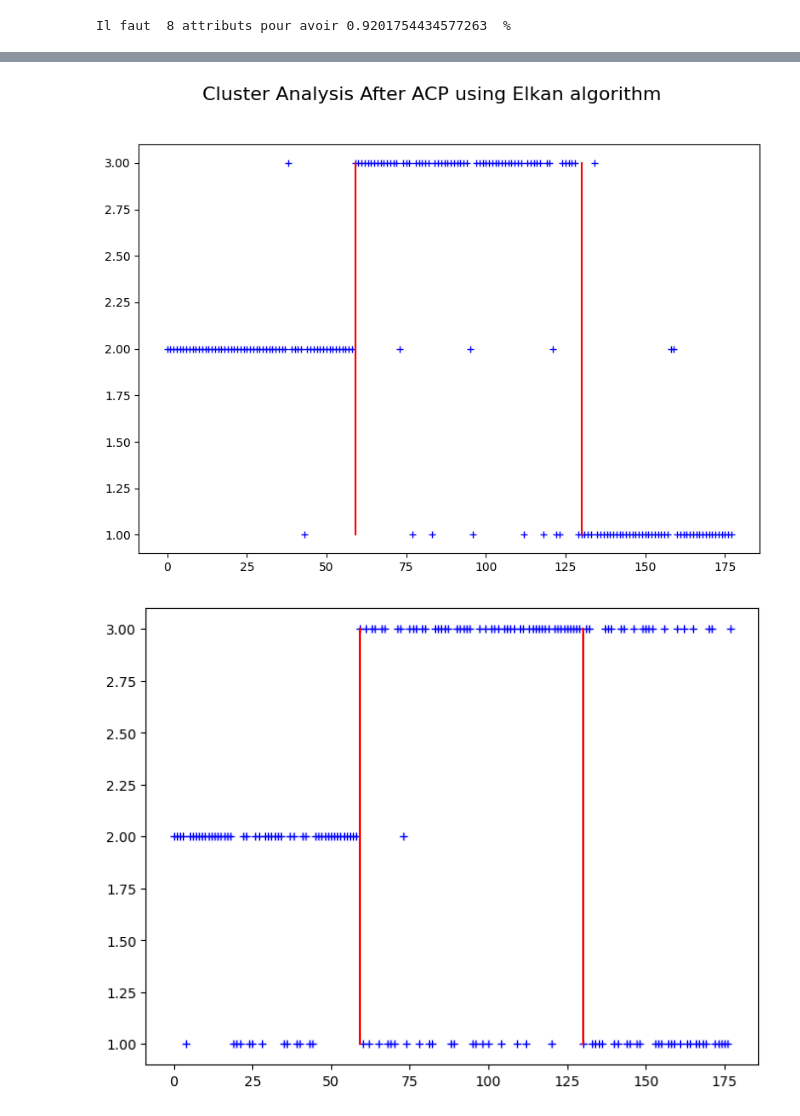
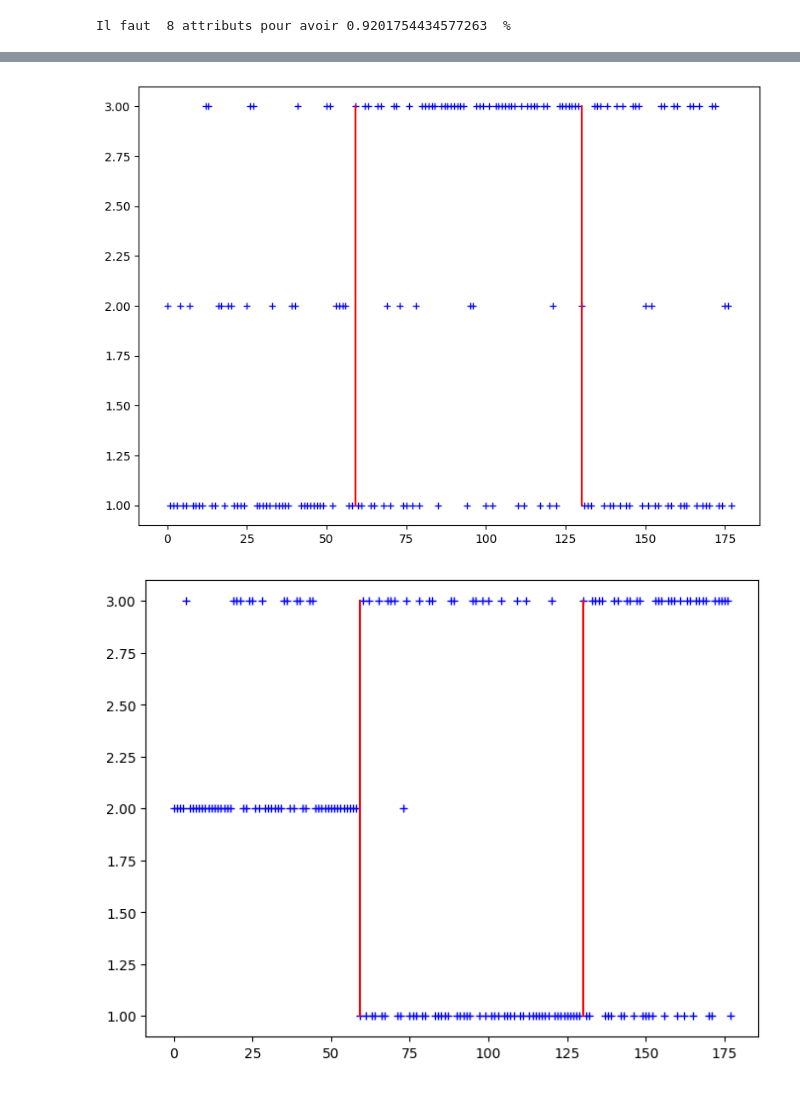
Before and after one commit to netodeabreujoao/projet_traitement_info, a Jupyter notebook: project.ipynb, the cells around one changed output, grey strips where cells are left out. Drawn from its saved outputs; the diff is of its cells as text; code cells hidden in the pictures.

```diff
--- a/project.ipynb
+++ b/project.ipynb
@@ -46,6 +46,10 @@ c = (1/n)*np.dot(np.transpose(x_tilde),x_tilde)
 
 vp2,vect_p2 = np.linalg.eig(c)
 
+colonnes = list(data.columns)
+colonnes.pop(0)
+print("colonnes avant :", colonnes)
+
 for j in range(len(vp2)):
     indice = j
     for i in range(j, len(vp2)):
@@ -53,10 +57,15 @@ for j in range(len(vp2)):
             indice = i
     temp = vp2[j]
     temp2 = vect_p2[j]
+    temp3 = colonnes[j]
     vp2[j] = vp2[indice]
     vect_p2[j] = vect_p2[indice]
+    colonnes[j] = colonnes[indice]
     vp2[indice] = temp
     vect_p2[indice] = temp2
+    colonnes[indice] = temp3
+
+print("Colonnes apres : ", colonnes)
 # %% [output]
 Nombre total d'individus : 178
 La dimension des données est :  13
@@ -207,26 +239,70 @@ from sklearn.cluster import KMeans
 
 model2 = KMeans(n_clusters=3, init='k-means++', n_init=500, algorithm='elkan')
 
-S = S[:,:8]
+colonnes_pas_trie = list(data.columns)
+colonnes_pas_trie.pop(0)
+indices = []
+for i in range(8):
+    for j in range(len(colonnes)):
+        if colonnes[i] == colonnes_pas_trie[j]:
+            indices.append(j)
 
-model2.fit(S)
+print(indices)
 
-# Création de la figure
-fig, axs = plt.subplots(figsize=(8, 6))
+X_red2 = X[:,indices]
 
-tab = np.array(model2.labels_)
-tab = tab + 1
+model2.fit(X_red2)
+
+# Classes existantes
+classes = data.iloc[:, 0].to_numpy()  # Les clusters existants (première colonne)
+labels_pred = model2.labels_           # Les clusters prédits par K-Means
+
+# Calcul de la matrice de confusion
+matrice_confusion = confusion_matrix(classes, labels_pred)
+
+# Aligner les clusters K-Means avec les clusters existants
+ligne, colonne = linear_sum_assignment(-matrice_confusion)
+mapping = {colonne[i]: ligne[i] for i in range(len(ligne))}
+
+# Appliquer le mapping
+labels_alignés = np.array([mapping[label] for label in labels_pred])
+
+# Calcul des taux de succès
+taux_succes_global = np.mean(classes == labels_alignés) * 100
+taux_succes_par_cluster = {
+    cluster: np.mean(classes[classes == cluster] == labels_alignés[classes == cluster]) * 100
+    for cluster in np.unique(classes)
+}
+
+# Affichage des résultats
+print("\n=== Résultats ===")
+print("Taux de succès global :", round(taux_succes_global, 2), "%")
+print("Taux de succès par cluster :")
+for cluster, taux in taux_succes_par_cluster.items():
+    print(f"  - Cluster {cluster} : {round(taux, 2)} %")
+
+# Affichage des centres des clusters
+print("\nCentres des clusters :")
+print(model2.cluster_centers_)
+
+# Visualisation des clusters
+fig, ax = plt.subplots(figsize=(8, 6))
+
+tab = np.array(labels_pred) + 1  # Numéros de clusters alignés (pour correspondre à 1, 2, 3)
+
+ax.annotate('Classe 1', (30, 0),xytext=(0.8, 0.9))
 
 # Ajout d'un titre global
-fig.suptitle("Cluster Analysis After ACP using Elkan algorithm", fontsize=16)
+#fig.suptitle("Cluster Analysis After ACP using Elkan algorithm", fontsize=16)
 
-plt.plot(tab, 'b+')
-plt.plot([59,59], [1,3],'r')
-plt.plot([130,130], [1,3],'r')
+ax.plot(tab, 'b+')
+ax.plot([59, 59], [1, 3], 'r')
+ax.plot([130, 130], [1, 3], 'r')
 
 # Ajustement des marges pour éviter les chevauchements
 fig.tight_layout(rect=[0, 0, 1, 0.95])
 
 # Afficher la figure
+plt.savefig('elkan.png', dpi=300, bbox_inches='tight')
 plt.show()
 # %% [output]
@@ -233,4 +325,4 @@ plt.show()
-[figure, old version]
+[figure, new version]
 # %%
 #SECOND PART -> APPLYING K-MEANS TO ALL ATRIBUTES
 # %%
@@ -243,7 +335,7 @@ plt.subplots(figsize=(8, 6))
 classes = data.loc[:,data.columns[0]].to_numpy()
 
 nc = int(math.sqrt(178/3))
-model = KMeans(n_clusters=3, init='k-means++', n_init=1000, algorithm='elkan').fit(data)
+model = KMeans(n_clusters=3, init='k-means++', n_init=1000, algorithm='elkan').fit(X)
 tab = np.array(model.labels_)
 tab = tab +1
 plt.plot(tab, 'b+')
@@ -251,7 +343,7 @@ plt.plot([59,59], [1,3],'r')
 plt.plot([130,130], [1,3],'r')
 plt.show()
 # %% [output]
-[figure, old version]
+[figure, new version]
 # %%
 from sklearn.cluster import KMeans
 import matplotlib.pyplot as plt
```
Also changed, not shown: parts of 6 cells of this notebook, 5 other files.
